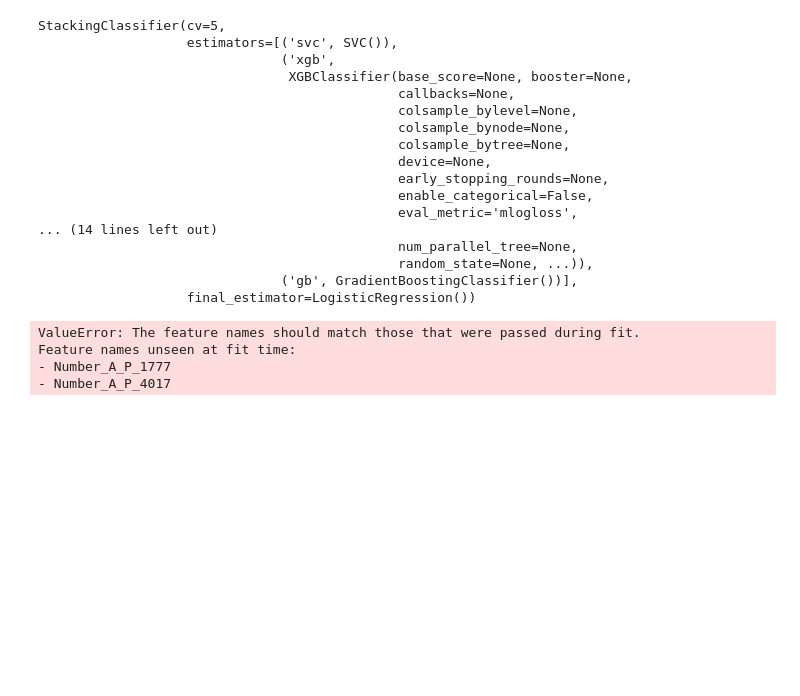
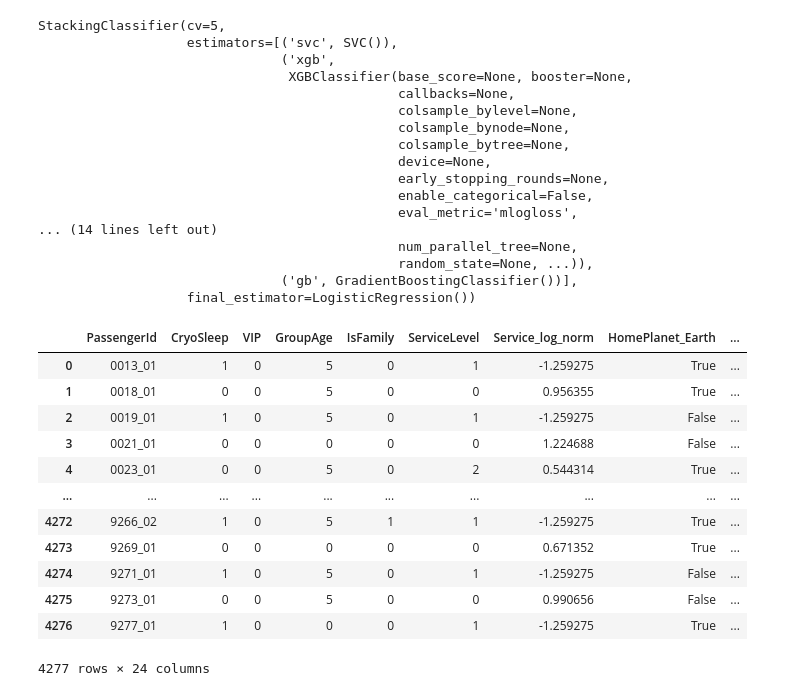
Before and after one commit to SebasKHE/data-science-kaggle-competitions, a Jupyter notebook: spaceship-titanic/space-titanic-project.ipynb, the cells around one changed output. Cells and saved outputs as stored; diff of their text form; code cells hidden in the pictures; blank space fills up the shorter version.

```diff
--- a/spaceship-titanic/space-titanic-project.ipynb
+++ b/spaceship-titanic/space-titanic-project.ipynb
@@ -818,12 +839,23 @@ StackingClassifier(cv=5,
                                ('gb', GradientBoostingClassifier())],
                    final_estimator=LogisticRegression())
 # %%
-X = test_df.drop(columns=['PassengerId', 'Name', 'FirstName', 'LastName'])
-X = pd.get_dummies(X)
-test_df['Transported'] = stacking_model.predict(X)
+X = processed_test_df.drop(columns=['PassengerId'])
+
+processed_test_df['Transported'] = stacking_model.predict(X)
-# %% [output]
-ValueError: The feature names should match those that were passed during fit.
-Feature names unseen at fit time:
-- Number_A_P_1777
-- Number_A_P_4017
+# %%
+processed_test_df
+# %% [output]
+|  | PassengerId | CryoSleep | VIP | GroupAge | IsFamily | ServiceLevel | Service_log_norm | HomePlanet_Earth | ... |
+| 0 | 0013_01 | 1 | 0 | 5 | 0 | 1 | -1.259275 | True | ... |
+| 1 | 0018_01 | 0 | 0 | 5 | 0 | 0 | 0.956355 | True | ... |
+| 2 | 0019_01 | 1 | 0 | 5 | 0 | 1 | -1.259275 | False | ... |
+| 3 | 0021_01 | 0 | 0 | 0 | 0 | 0 | 1.224688 | False | ... |
+| 4 | 0023_01 | 0 | 0 | 5 | 0 | 2 | 0.544314 | True | ... |
+| ... | ... | ... | ... | ... | ... | ... | ... | ... | ... |
+| 4272 | 9266_02 | 1 | 0 | 5 | 1 | 1 | -1.259275 | True | ... |
+| 4273 | 9269_01 | 0 | 0 | 0 | 0 | 0 | 0.671352 | True | ... |
+| 4274 | 9271_01 | 1 | 0 | 5 | 0 | 1 | -1.259275 | False | ... |
+| 4275 | 9273_01 | 0 | 0 | 5 | 0 | 0 | 0.990656 | False | ... |
+| 4276 | 9277_01 | 1 | 0 | 0 | 0 | 1 | -1.259275 | True | ... |
+4277 rows × 24 columns
 # %%
```
Also changed, not shown: parts of 16 cells of this notebook.
